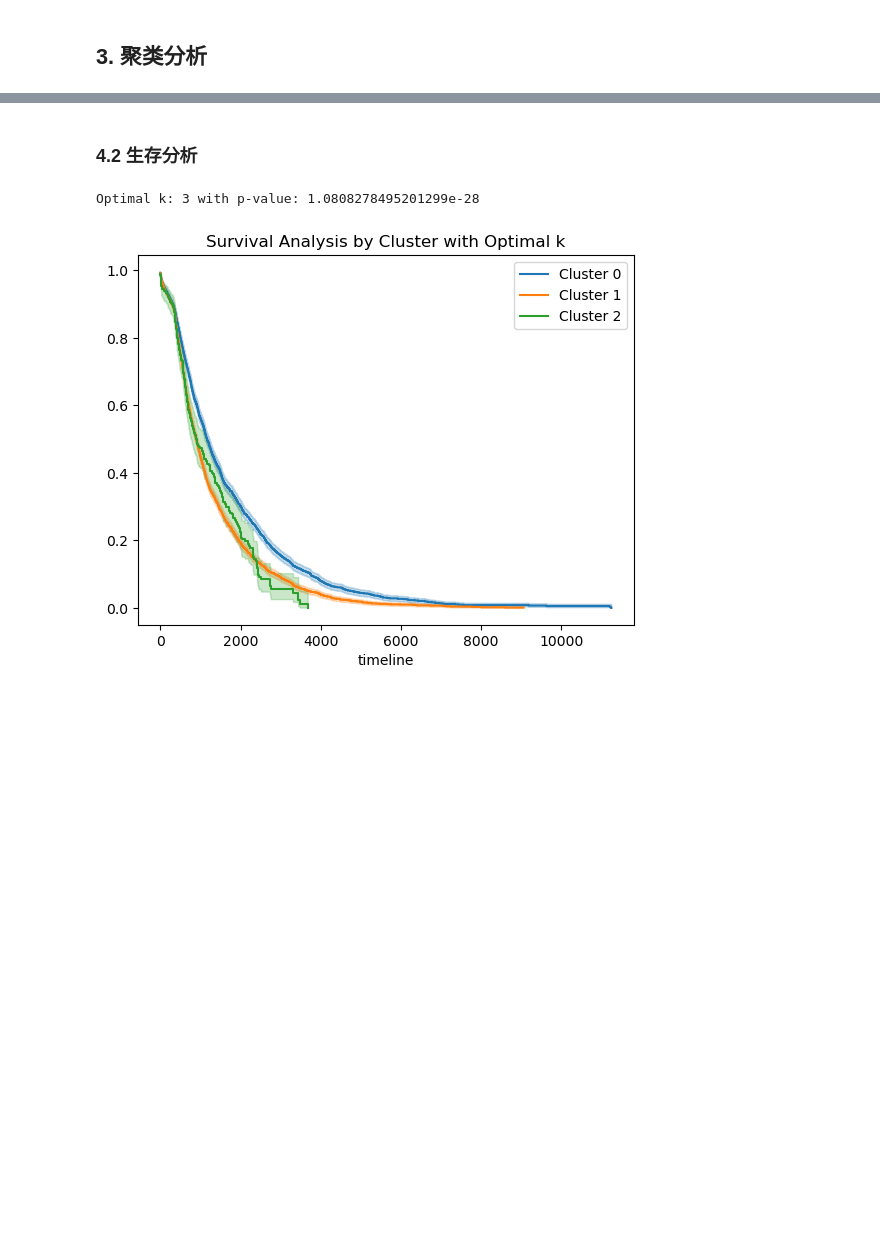
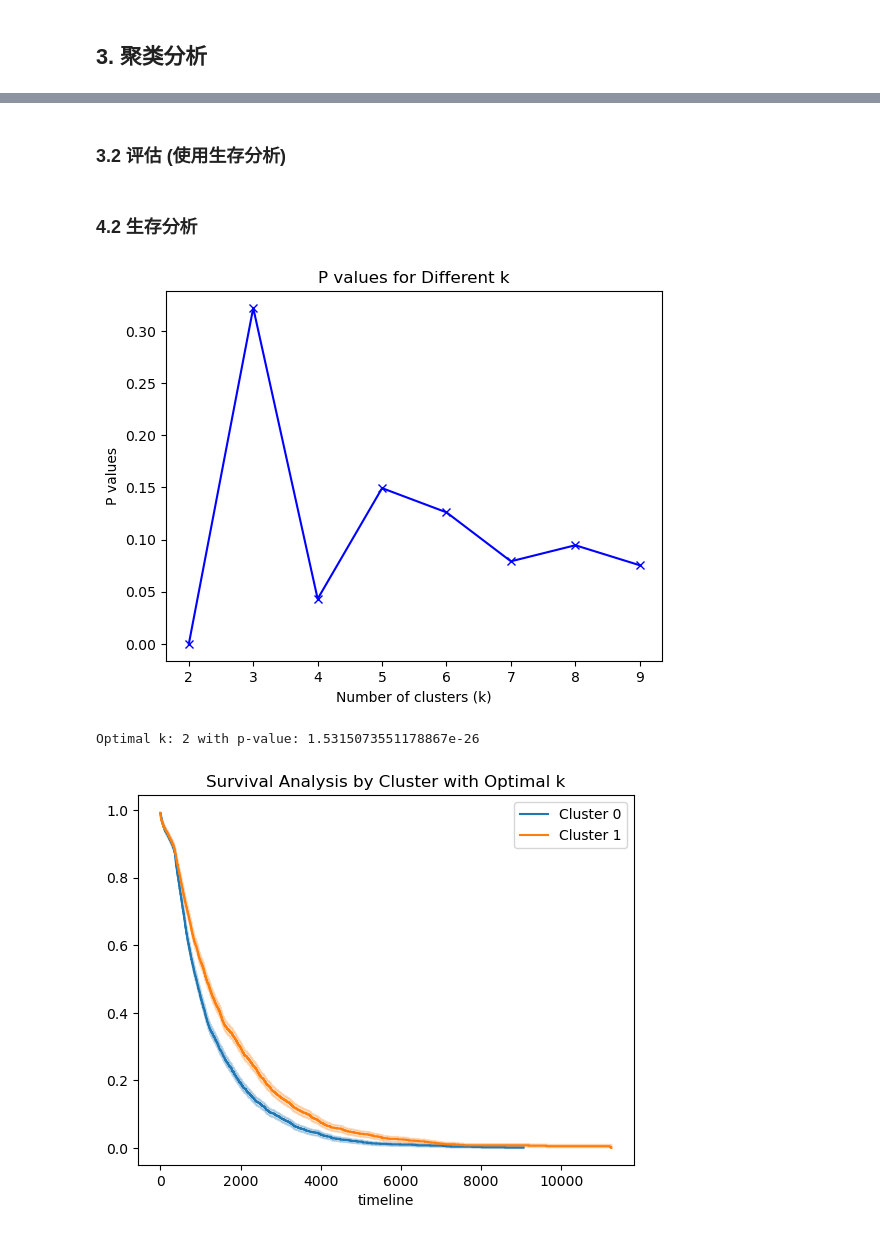
Before and after one commit to lidianzhong/Multi-omicsClustering, a Jupyter notebook: early_fusion_1.ipynb, the cells around one changed output, grey strips where cells are left out. Drawn from its saved outputs; the diff is of its cells as text; code cells hidden in the pictures; blank space fills up the shorter version.

```diff
--- a/early_fusion_1.ipynb
+++ b/early_fusion_1.ipynb
@@ -60,6 +62,9 @@ def clean_data(data):
 gene_expression_data = clean_data(gene_expression_data)
 dna_methylation_data = clean_data(dna_methylation_data)
 miRNA_expression_data = clean_data(miRNA_expression_data)
+# %%
+# 将 clinical 数据中 OS.time 的NaN值替换为 last_contact_days_to 值
+clinical_data['OS.time'] = clinical_data['OS.time'].fillna(clinical_data['last_contact_days_to'])
 # %%
 # 检查是否包含NaN值
 print("Gene Expression Data contains NaN:", gene_expression_data.isnull().values.any())
@@ -192,3 +189,5 @@ plt.show()
+# %% [markdown]
+### 3.2 评估 (使用生存分析)
 # %% [markdown]
 ### 4.2 生存分析
 # %%
@@ -202,6 +201,7 @@ def find_optimal_k_and_plot(survival_data, combined_data, k_range):
     optimal_k = None
     best_p_value = 1  # 初始化为最大的p值
     best_labels = None
+    total_p_values = []
 
     for k in k_range:
         kmeans = KMeans(n_clusters=k, random_state=42)
@@ -225,35 +225,43 @@ def find_optimal_k_and_plot(survival_data, combined_data, k_range):
                 result = logrank_test(survival_curves[i][0], survival_curves[j][0], event_observed_A=survival_curves[i][1], event_observed_B=survival_curves[j][1])
                 p_values.append(result.p_value)
 
 
         # 选择差异最大（p值最小）的聚类结果
-        min_p_value = min(p_values) if p_values else 1
+        min_p_value = np.mean(p_values) if p_values else 1
+        total_p_values.append(min_p_value)
         if min_p_value < best_p_value:
             best_p_value = min_p_value
             optimal_k = k
             best_labels = labels
+
+    # 可视化不同簇数量下的轮廓系数
+    plt.plot(k_range, total_p_values, 'bx-')
+    plt.xlabel('Number of clusters (k)')
+    plt.ylabel('P values')
+    plt.title('P values for Different k')
+    plt.show()
 
     # 使用最优的k值进行聚类，并画出生存曲线图
     if optimal_k:
         print(f"Optimal k: {optimal_k} with p-value: {best_p_value}")
         survival_data['Cluster'] = best_labels
         kmf = KaplanMeierFitter()
 
         for cluster in np.unique(best_labels):
             cluster_data = survival_data[survival_data['Cluster'] == cluster]
             T = cluster_data['OS.time']
             E = np.where(cluster_data['vital_status'] == 'Alive', 1, 0)
             kmf.fit(T, event_observed=E, label=f'Cluster {cluster}')
             kmf.plot_survival_function()
 
         plt.title('Survival Analysis by Cluster with Optimal k')
         plt.show()
     else:
         print("No optimal k found.")
 
 
-clinical_data.fillna(0, inplace=True)
-find_optimal_k_and_plot(clinical_data, combined_data, range(2, 6))
+find_optimal_k_and_plot(clinical_data, combined_data, range(2, 10))
 # %% [output]
+[figure, new version]
-Optimal k: 3 with p-value: 1.0808278495201299e-28
+Optimal k: 2 with p-value: 1.5315073551178867e-26
-[figure, old version]
+[figure, added]
```
Also changed, not shown: parts of 10 cells of this notebook, 7 other files.
